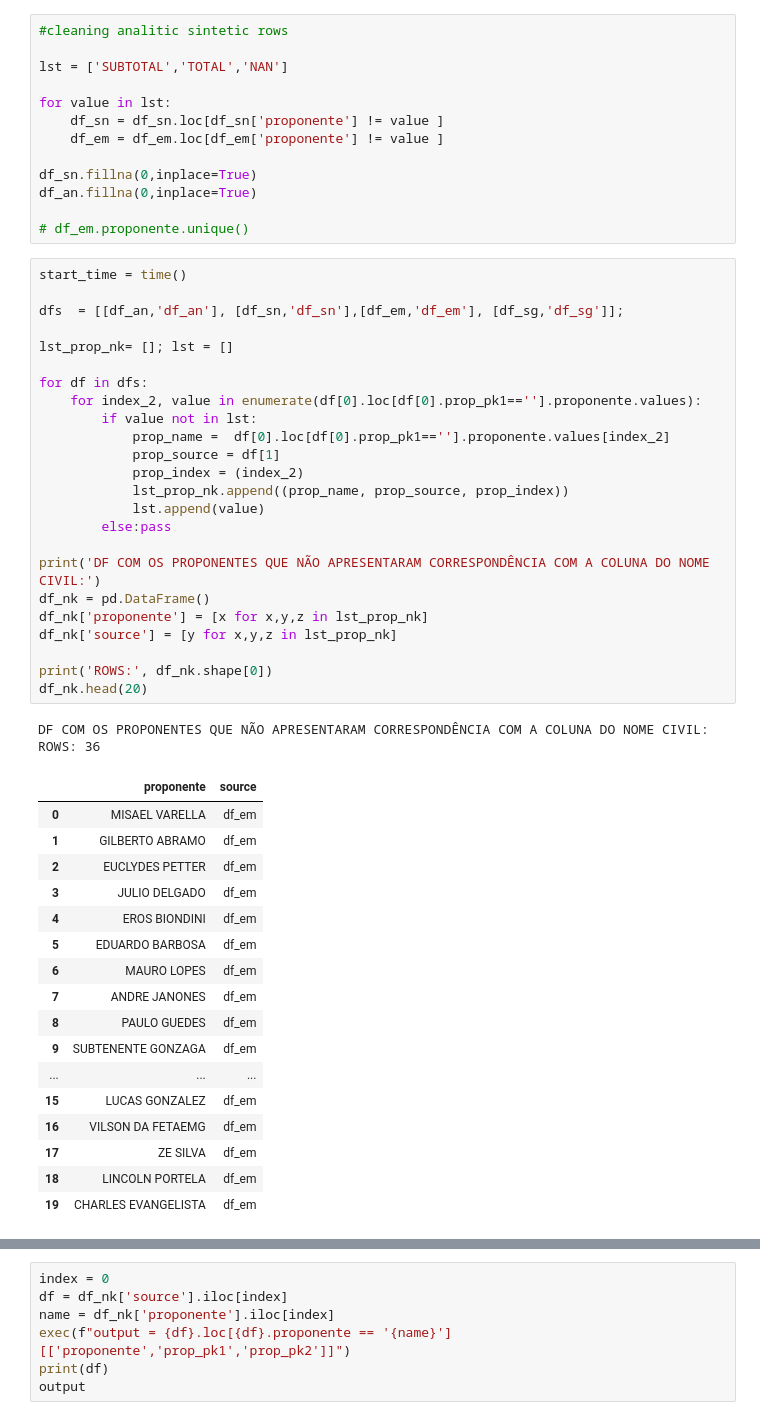
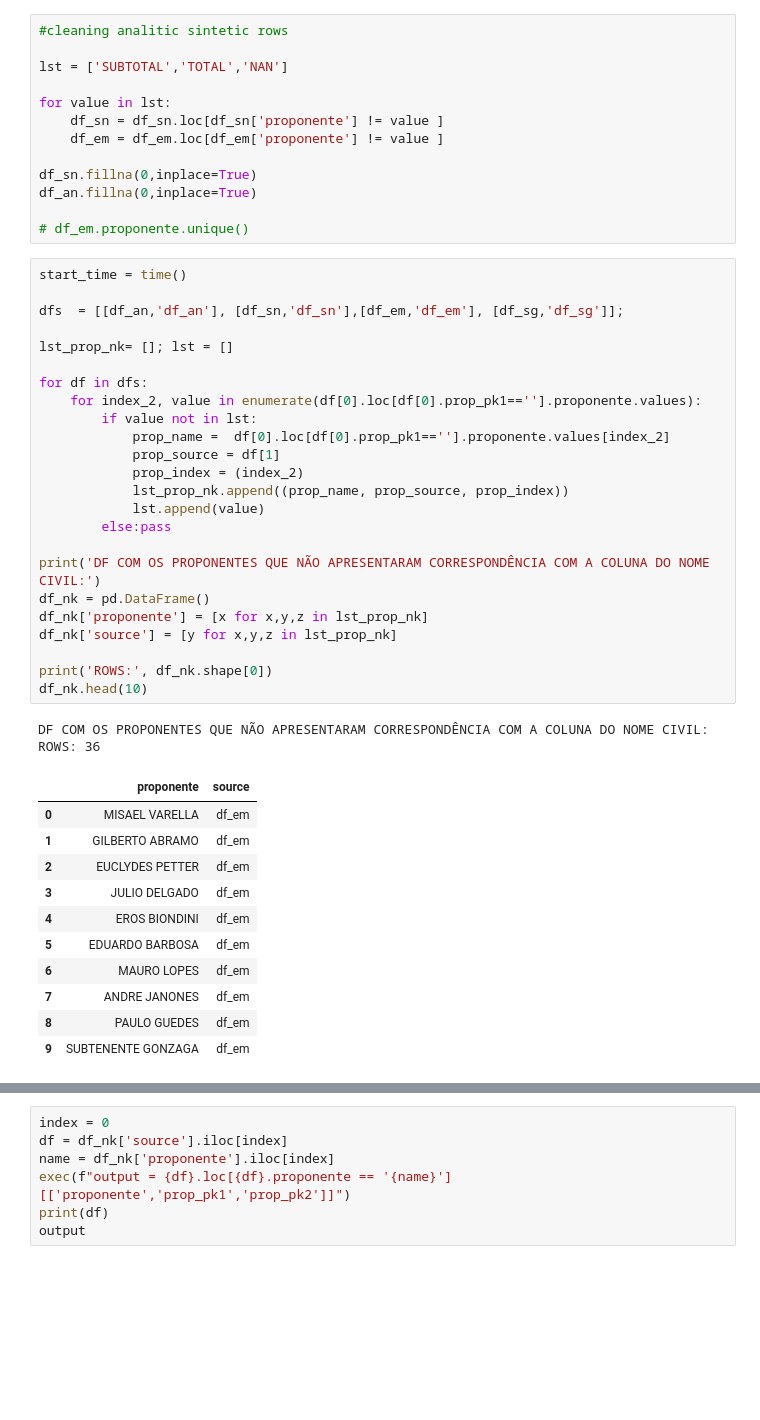
Before and after one commit to robertomdiniz5/Projeto-Controle-Financeiro-GESAC, a Jupyter notebook: controle_financeiro_gesac.ipynb, the cells around one changed output, grey strips where cells are left out. Saved outputs shown, nothing was run; the diff lists cells and outputs as text; blank space fills up the shorter version.

```diff
--- a/controle_financeiro_gesac.ipynb
+++ b/controle_financeiro_gesac.ipynb
@@ -294,38 +294,32 @@ lst_prop_nk= []; lst = []
 for df in dfs:
     for index_2, value in enumerate(df[0].loc[df[0].prop_pk1==''].proponente.values):
         if value not in lst:
             prop_name =  df[0].loc[df[0].prop_pk1==''].proponente.values[index_2]
             prop_source = df[1]
             prop_index = (index_2)
             lst_prop_nk.append((prop_name, prop_source, prop_index))
             lst.append(value)
         else:pass
 
 print('DF COM OS PROPONENTES QUE NÃO APRESENTARAM CORRESPONDÊNCIA COM A COLUNA DO NOME CIVIL:')
 df_nk = pd.DataFrame()
 df_nk['proponente'] = [x for x,y,z in lst_prop_nk]
 df_nk['source'] = [y for x,y,z in lst_prop_nk]
 
 print('ROWS:', df_nk.shape[0])
-df_nk.head(20)
+df_nk.head(10)
 # %% [output]
 DF COM OS PROPONENTES QUE NÃO APRESENTARAM CORRESPONDÊNCIA COM A COLUNA DO NOME CIVIL:
 ROWS: 36
 |  | proponente | source |
 | 0 | MISAEL VARELLA | df_em |
 | 1 | GILBERTO ABRAMO | df_em |
 | 2 | EUCLYDES PETTER | df_em |
 | 3 | JULIO DELGADO | df_em |
 | 4 | EROS BIONDINI | df_em |
 | 5 | EDUARDO BARBOSA | df_em |
 | 6 | MAURO LOPES | df_em |
 | 7 | ANDRE JANONES | df_em |
 | 8 | PAULO GUEDES | df_em |
 | 9 | SUBTENENTE GONZAGA | df_em |
-| ... | ... | ... |
-| 15 | LUCAS GONZALEZ | df_em |
-| 16 | VILSON DA FETAEMG | df_em |
-| 17 | ZE SILVA | df_em |
-| 18 | LINCOLN PORTELA | df_em |
-| 19 | CHARLES EVANGELISTA | df_em |
 # %%
```
Also changed, not shown: parts of 5 cells of this notebook, 1 other file.
